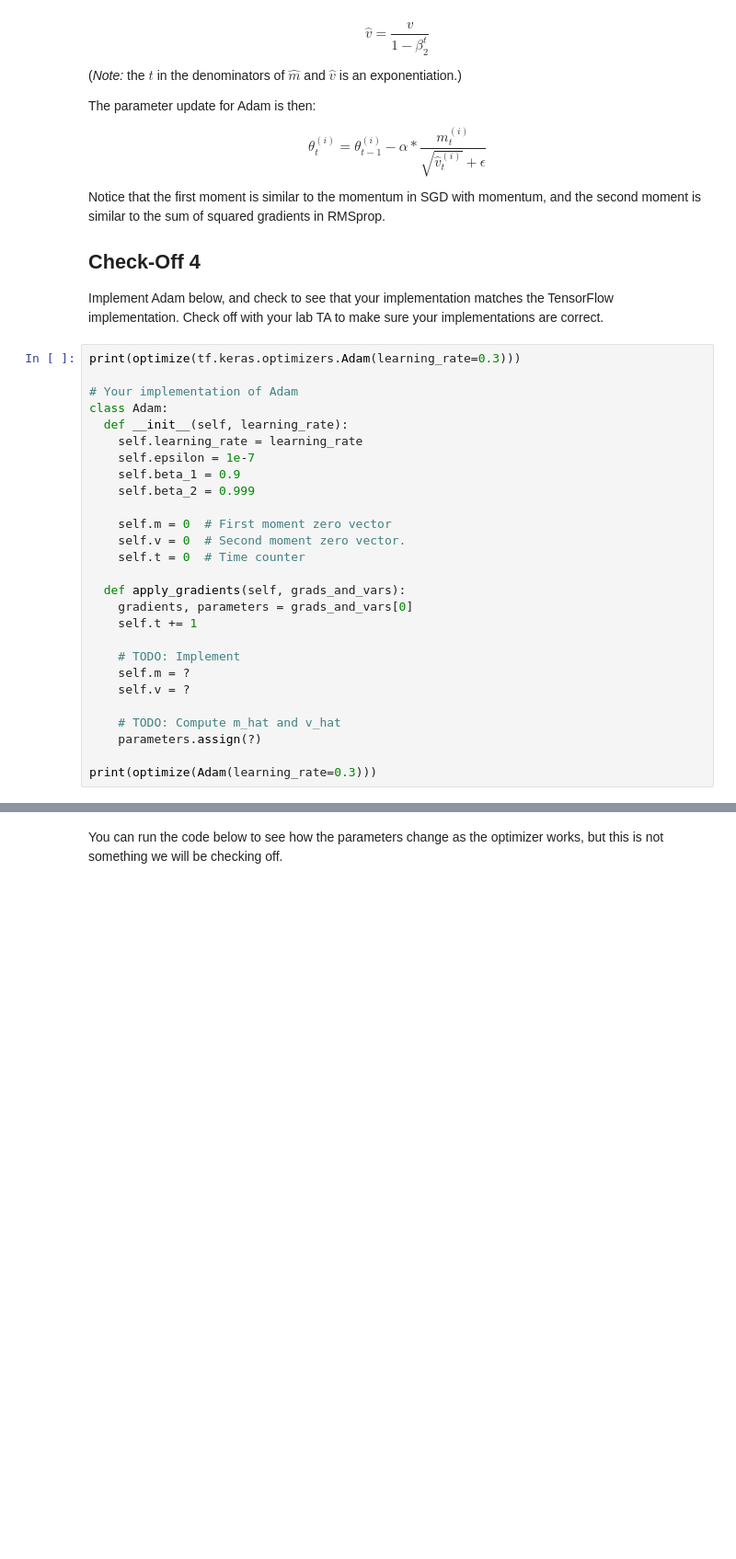
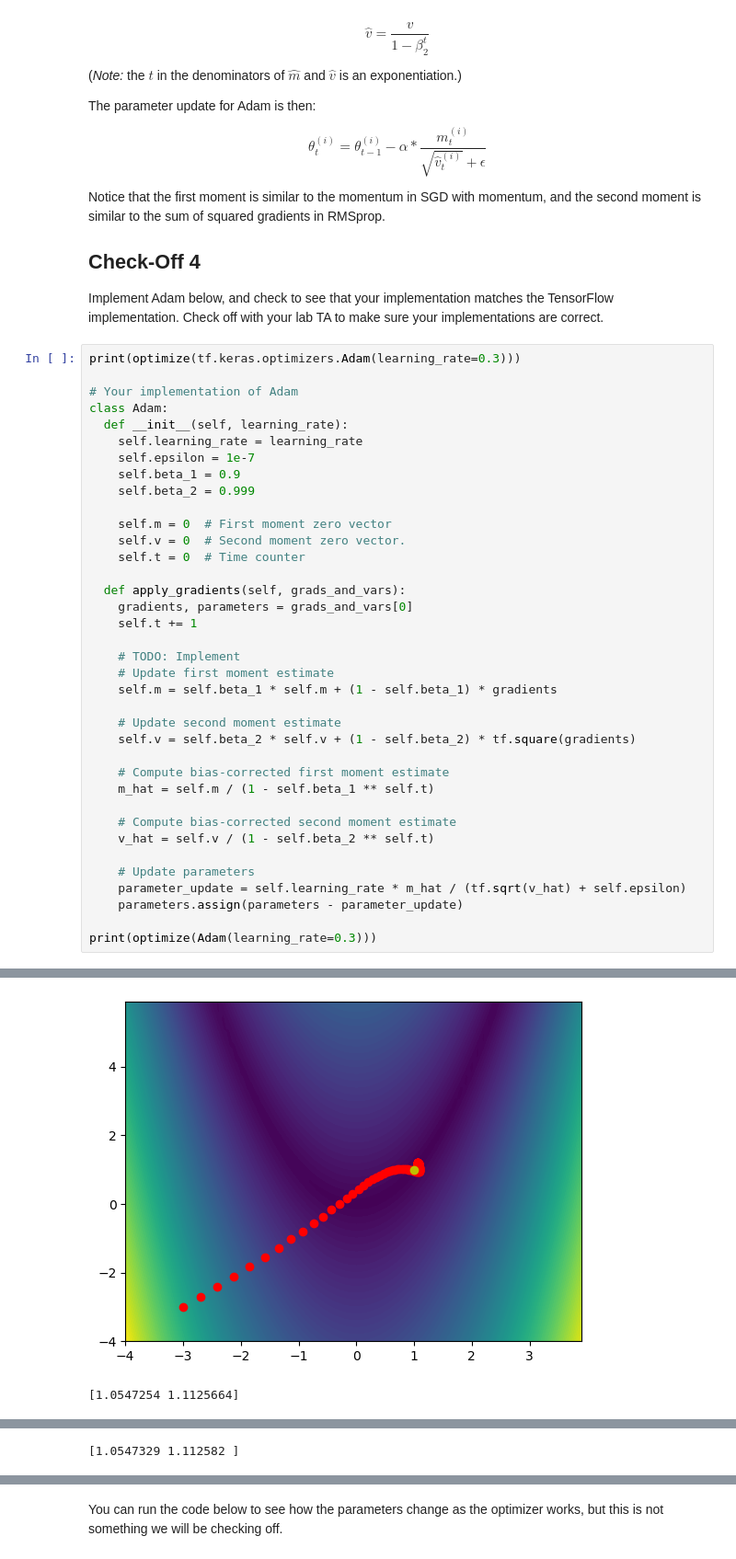
Before and after one commit to ThiagoMueller/csci2470labs, a Jupyter notebook: 2470_lab2/2470_lab2.ipynb, the cells around one changed output, grey strips where cells are left out. Shown at 92% size. Drawn from its saved outputs; the diff is of its cells as text; blank space fills up the shorter version.

```diff
--- a/2470_lab2/2470_lab2.ipynb
+++ b/2470_lab2/2470_lab2.ipynb
@@ -262,10 +293,21 @@ class Adam:
     self.t += 1
 
     # TODO: Implement
-    self.m = ?
-    self.v = ?
+    # Update first moment estimate
+    self.m = self.beta_1 * self.m + (1 - self.beta_1) * gradients
 
-    # TODO: Compute m_hat and v_hat
-    parameters.assign(?)
+    # Update second moment estimate
+    self.v = self.beta_2 * self.v + (1 - self.beta_2) * tf.square(gradients)
+
+    # Compute bias-corrected first moment estimate
+    m_hat = self.m / (1 - self.beta_1 ** self.t)
+
+    # Compute bias-corrected second moment estimate
+    v_hat = self.v / (1 - self.beta_2 ** self.t)
+
+    # Update parameters
+    parameter_update = self.learning_rate * m_hat / (tf.sqrt(v_hat) + self.epsilon)
+    parameters.assign(parameters - parameter_update)
 
 print(optimize(Adam(learning_rate=0.3)))
+# %% [output]
@@ -271,0 +315,2 @@ print(optimize(Adam(learning_rate=0.3)))
+[figure, added]
+[1.0547254 1.1125664]
@@ -272,3 +318,4 @@ print(optimize(Adam(learning_rate=0.3)))
+[1.0547329 1.112582 ]
 # %% [markdown]
 # Exploring the Landscape of Untrained Neural Networks
 
```
Also changed, not shown: parts of 9 cells of this notebook, 4 other files.
